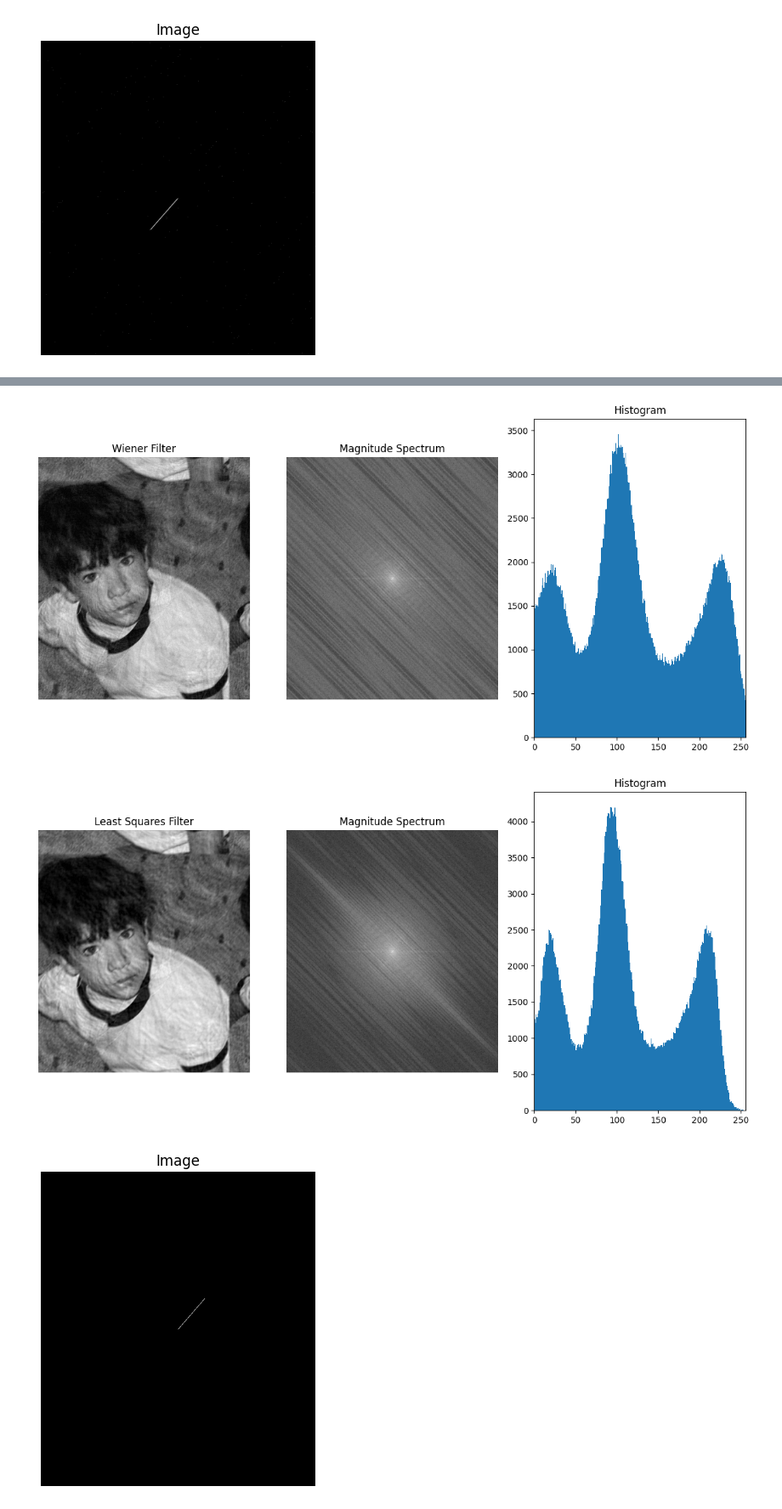
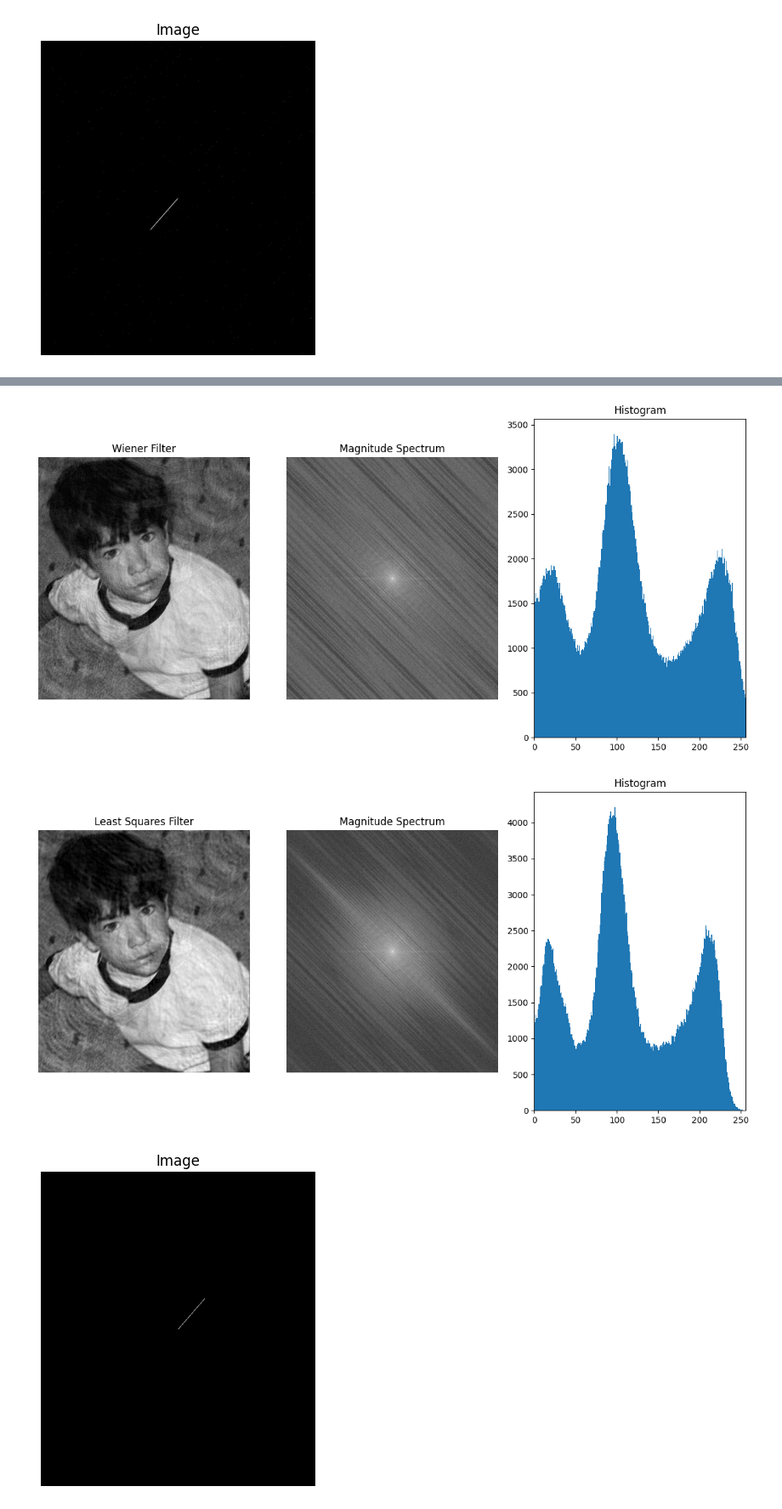
Before and after one commit to faithleysath/dip-final-project, a Jupyter notebook: src/main.ipynb, the cells around one changed output, grey strips where cells are left out. Shown at 85% size. Saved outputs shown, nothing was run; the diff lists cells and outputs as text; code cells hidden in the pictures.

```diff
--- a/src/main.ipynb
+++ b/src/main.ipynb
@@ -135,7 +135,7 @@ def leastSquareFilter(img, PSF, eps, gamma):
 
 
 # 设定运动模糊参数
-angle = 49
+angle = 49+180
 dist = 90
 eps = 1e-3
 gamma = 0.001
@@ -189,5 +189,5 @@ show_results('Least Squares Filter', result_LS)
-[figure, old version]
+[figure, new version]
-[figure, old version]
+[figure, new version]
 # %%
 show_image(PSF)
 # %% [output]
```
Also changed, not shown: parts of 4 cells of this notebook.
